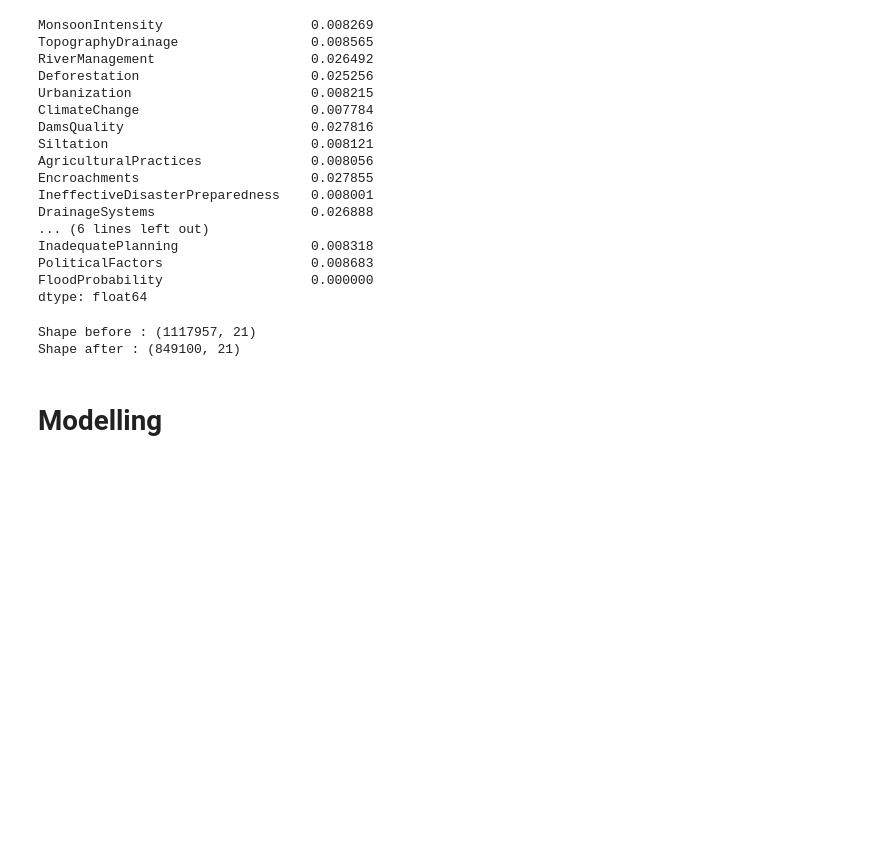
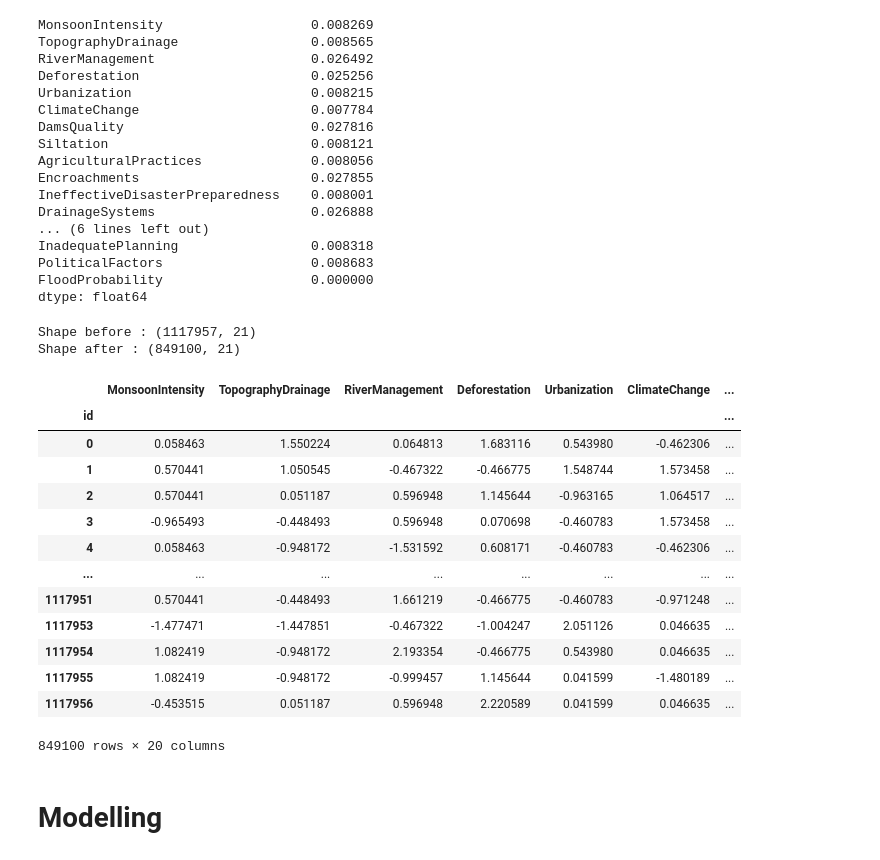
Before and after one commit to anunda-nyagami/predicting-flood-probability, a Jupyter notebook: flood-prediction-eda.ipynb, the cells around one changed output. Drawn from its saved outputs; the diff is of its cells as text; code cells hidden in the pictures; blank space fills up the shorter version.

```diff
--- a/flood-prediction-eda.ipynb
+++ b/flood-prediction-eda.ipynb
@@ -228,10 +228,26 @@ y = train['FloodProbability']
 X = train.drop('FloodProbability', axis=1)
 # %%
 scaler = StandardScaler()
-X = scaler.fit_transform(X)
+X[X.columns] = scaler.fit_transform(X)
 test[test.columns] = scaler.transform(test)
 
 X_train, X_test, y_train, y_test = train_test_split(X, y, random_state =  987)
+X
+# %% [output]
+|  | MonsoonIntensity | TopographyDrainage | RiverManagement | Deforestation | Urbanization | ClimateChange | ... |
+| id |  |  |  |  |  |  | ... |
+| 0 | 0.058463 | 1.550224 | 0.064813 | 1.683116 | 0.543980 | -0.462306 | ... |
+| 1 | 0.570441 | 1.050545 | -0.467322 | -0.466775 | 1.548744 | 1.573458 | ... |
+| 2 | 0.570441 | 0.051187 | 0.596948 | 1.145644 | -0.963165 | 1.064517 | ... |
+| 3 | -0.965493 | -0.448493 | 0.596948 | 0.070698 | -0.460783 | 1.573458 | ... |
+| 4 | 0.058463 | -0.948172 | -1.531592 | 0.608171 | -0.460783 | -0.462306 | ... |
+| ... | ... | ... | ... | ... | ... | ... | ... |
+| 1117951 | 0.570441 | -0.448493 | 1.661219 | -0.466775 | -0.460783 | -0.971248 | ... |
+| 1117953 | -1.477471 | -1.447851 | -0.467322 | -1.004247 | 2.051126 | 0.046635 | ... |
+| 1117954 | 1.082419 | -0.948172 | 2.193354 | -0.466775 | 0.543980 | 0.046635 | ... |
+| 1117955 | 1.082419 | -0.948172 | -0.999457 | 1.145644 | 0.041599 | -1.480189 | ... |
+| 1117956 | -0.453515 | 0.051187 | 0.596948 | 2.220589 | 0.041599 | 0.046635 | ... |
+849100 rows × 20 columns
 # %% [markdown]
 # Modelling
 # %%
```
Also changed, not shown: parts of 6 cells of this notebook.
